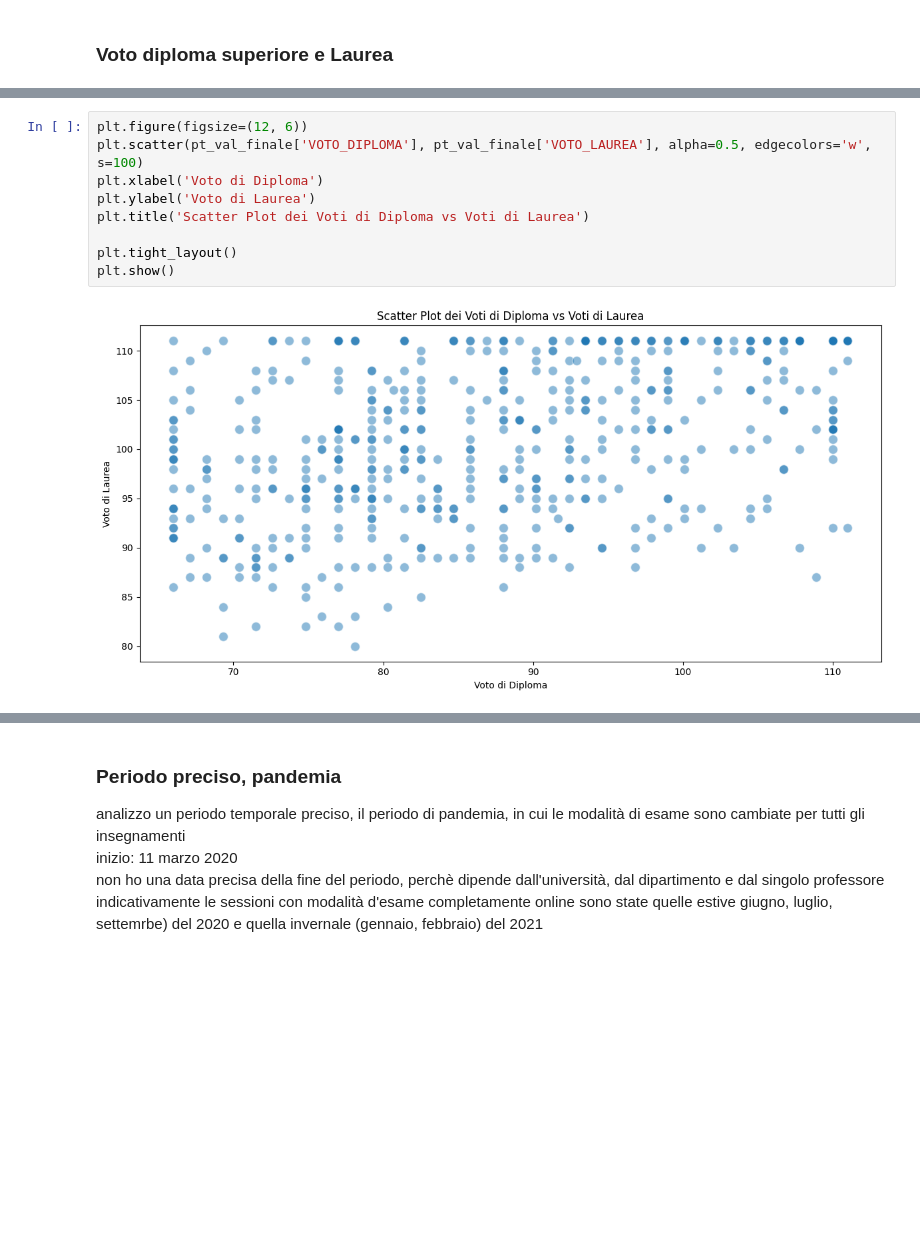
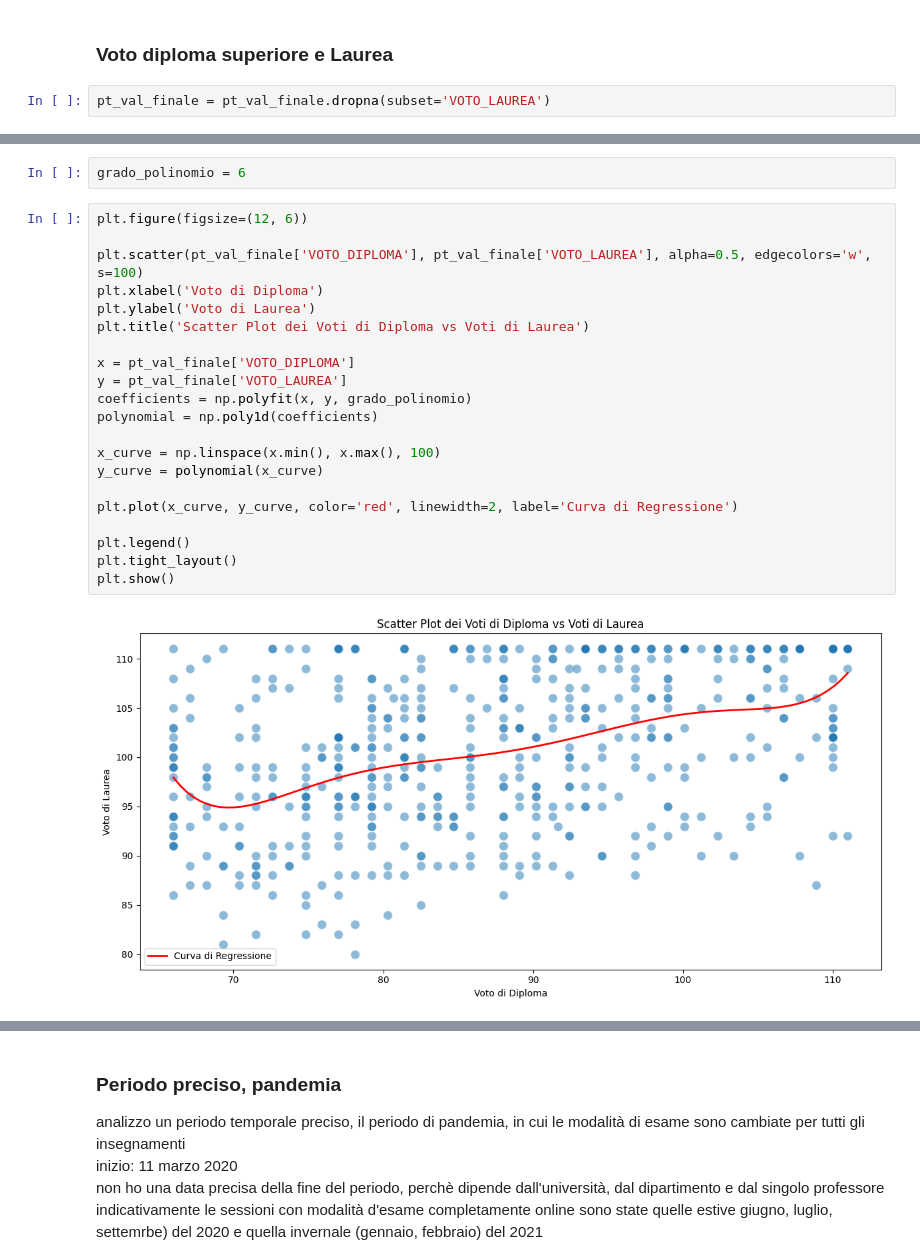
Before and after one commit to lallabelloni/Analisi-differenza-genere-Data-Science, a Jupyter notebook: progetto2.ipynb, the cells around one changed output, grey strips where cells are left out. Drawn from its saved outputs; the diff is of its cells as text; blank space fills up the shorter version.

```diff
--- a/progetto2.ipynb
+++ b/progetto2.ipynb
@@ -851,4 +851,6 @@ plt.show()
 [figure]
 # %% [markdown]
 ### Voto diploma superiore e Laurea
+# %%
+pt_val_finale = pt_val_finale.dropna(subset='VOTO_LAUREA')
 # %%
@@ -886,11 +940,25 @@ plt.show()
+# %%
+grado_polinomio = 6
 # %%
 plt.figure(figsize=(12, 6))
+
 plt.scatter(pt_val_finale['VOTO_DIPLOMA'], pt_val_finale['VOTO_LAUREA'], alpha=0.5, edgecolors='w', s=100)
 plt.xlabel('Voto di Diploma')
 plt.ylabel('Voto di Laurea')
 plt.title('Scatter Plot dei Voti di Diploma vs Voti di Laurea')
 
+x = pt_val_finale['VOTO_DIPLOMA']
+y = pt_val_finale['VOTO_LAUREA']
+coefficients = np.polyfit(x, y, grado_polinomio)
+polynomial = np.poly1d(coefficients)
+
+x_curve = np.linspace(x.min(), x.max(), 100)
+y_curve = polynomial(x_curve)
+
+plt.plot(x_curve, y_curve, color='red', linewidth=2, label='Curva di Regressione')
+
+plt.legend()
 plt.tight_layout()
 plt.show()
 # %% [output]
-[figure, old version]
+[figure, new version]
```
Also changed, not shown: parts of 7 cells of this notebook.
